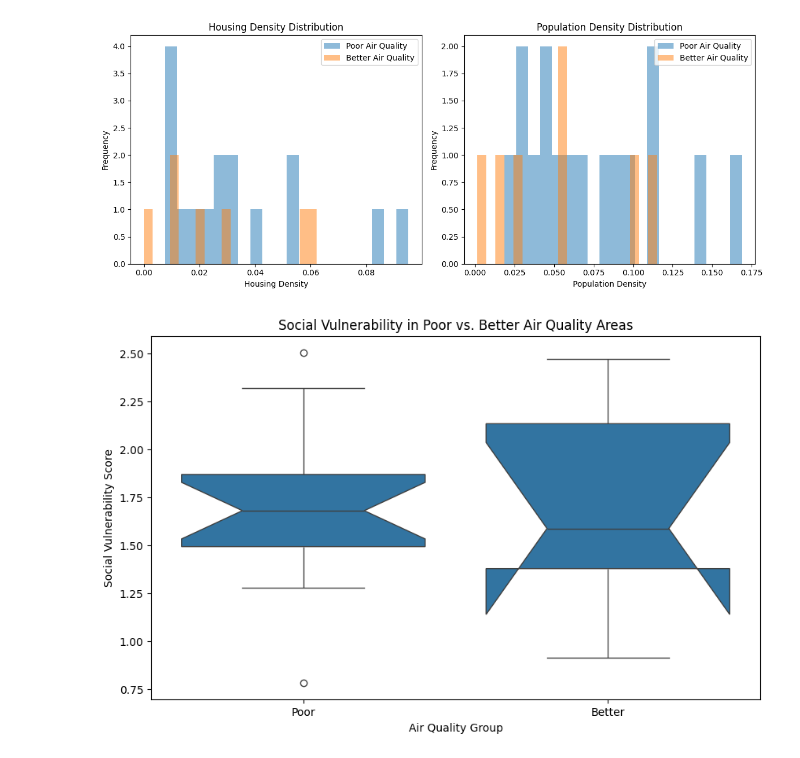
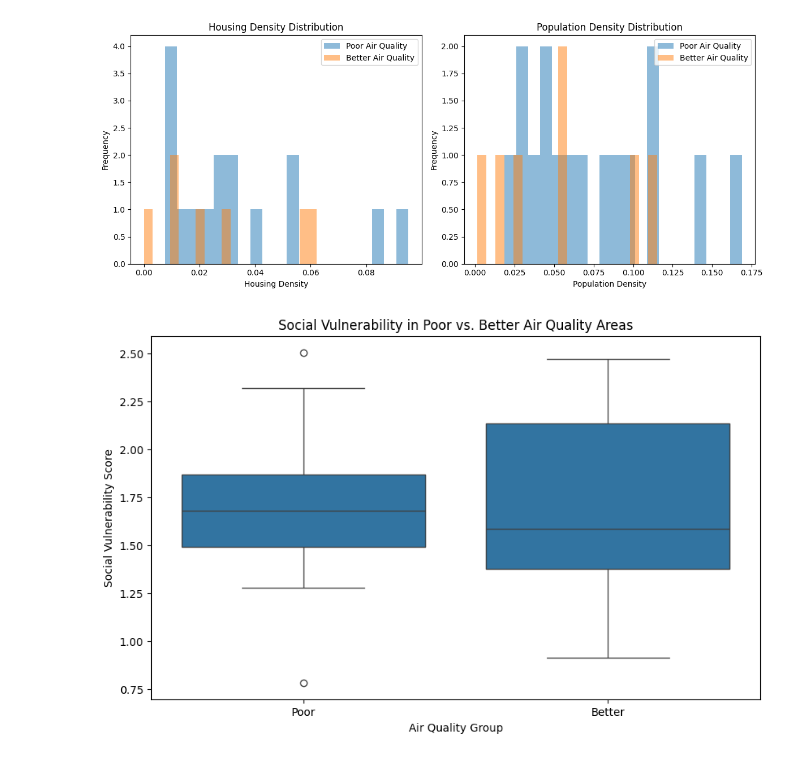
Before and after one commit to BU-Spark/ds-boston-transit-air-quality, a Jupyter notebook: fa23-team-c/data/socialVulnerability/analyzing_data_sv.ipynb, the cells around one changed output. Cells and saved outputs as stored; diff of their text form; code cells hidden in the pictures.

Commit message:
updated boxplot

```diff
--- a/fa23-team-c/data/socialVulnerability/analyzing_data_sv.ipynb
+++ b/fa23-team-c/data/socialVulnerability/analyzing_data_sv.ipynb
@@ -339,12 +339,12 @@ plt.show()
 [figure]
 # %%
 plt.figure(figsize=(10, 6))
-sns.boxplot(data=merged_df, x='AirQualityGroup', y='Social_Vulnerability', notch=True)
+sns.boxplot(data=merged_df, x='AirQualityGroup', y='Social_Vulnerability')
 
 plt.title('Social Vulnerability in Poor vs. Better Air Quality Areas')
 plt.xlabel('Air Quality Group')
 plt.ylabel('Social Vulnerability Score')
 plt.savefig('../results/social_vulnerability_in_poor_vs_better_air_quality_areas_boxplot.png')
 plt.show()
 # %% [output]
-[figure, old version]
+[figure, new version]
```
Also changed, not shown: parts of 1 cell of this notebook.
